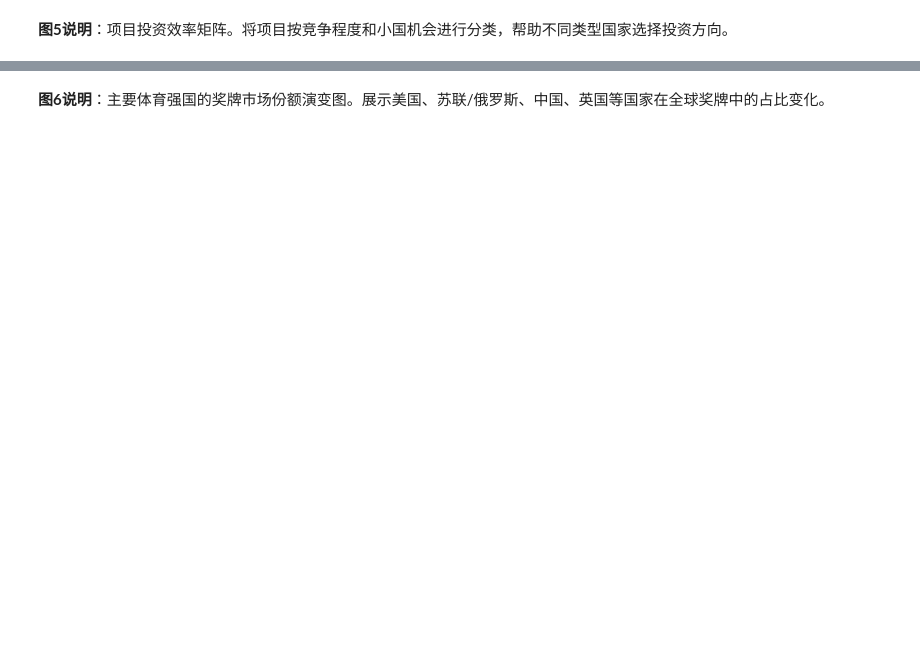
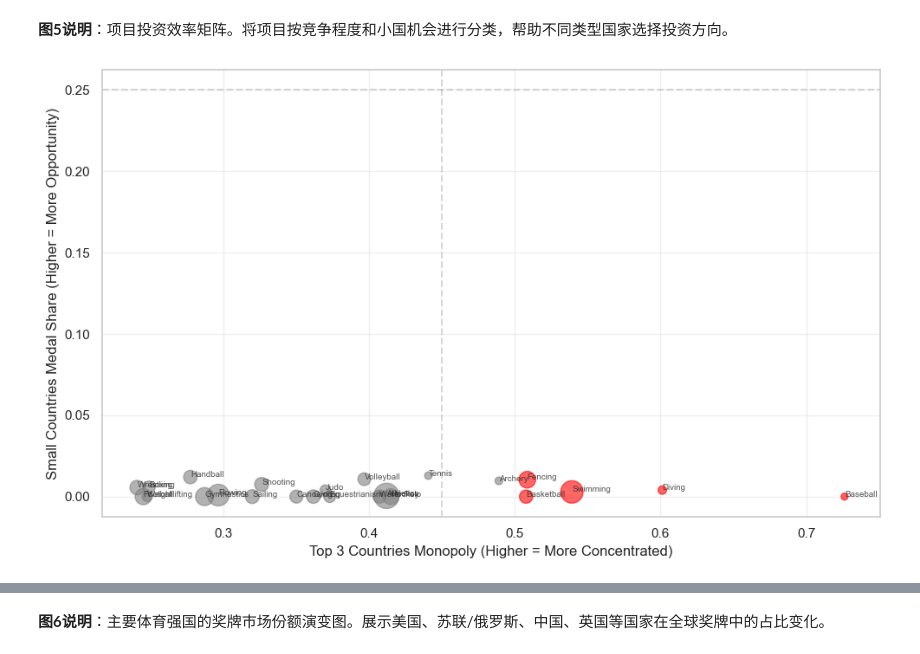
Before and after one commit to Jaxon1216/MathModelHub, a Jupyter notebook: Simulation/25C/Coder/问题三/问题三建模分析.ipynb, the cells around one changed output, grey strips where cells are left out. Cells and saved outputs as stored; diff of their text form; code cells hidden in the pictures; blank space fills up the shorter version.

```diff
--- a/Simulation/25C/Coder/问题三/问题三建模分析.ipynb
+++ b/Simulation/25C/Coder/问题三/问题三建模分析.ipynb
@@ -45,2 +584,19 @@ def detect_breakthrough(country_data, threshold=2.0):    """    检测国家的
 # %%
-# 分析"性价比最高"的项目：小国更容易获奖的项目country_total_medals = df_medals.groupby('NOC')['Total'].sum()small_countries = country_total_medals[country_total_medals < 100].index.tolist()def calc_small_country_share(sport):    sport_data = df_medal_athletes[df_medal_athletes['Sport'] == sport]    total = len(sport_data)    if total == 0:        return 0    small_count = len(sport_data[sport_data['NOC'].isin(small_countries)])    return small_count / totalsport_analysis['Small_Country_Share'] = sport_analysis['Sport'].apply(calc_small_country_share)# 找出小国机会最大的项目opportunity_sports = sport_analysis[sport_analysis['Total_Medals'] > 200].nlargest(10, 'Small_Country_Share')print("小国机会最大的项目（小国获奖占比高）：")print(opportunity_sports[['Sport', 'Total_Medals', 'Num_Countries', 'Small_Country_Share']].to_string(index=False))
+# 分析"性价比最高"的项目：小国更容易获奖的项目
+country_total_medals = df_medals.groupby('NOC')['Total'].sum()
+small_countries = country_total_medals[country_total_medals < 100].index.tolist()
+
+def calc_small_country_share(sport):
+    sport_data = df_medal_athletes[df_medal_athletes['Sport'] == sport]
+    total = len(sport_data)
+    if total == 0:
+        return 0
+    small_count = len(sport_data[sport_data['NOC'].isin(small_countries)])
+    return small_count / total
+
+sport_analysis['Small_Country_Share'] = sport_analysis['Sport'].apply(calc_small_country_share)
+
+# 找出小国机会最大的项目
+opportunity_sports = sport_analysis[sport_analysis['Total_Medals'] > 200].nlargest(10, 'Small_Country_Share')
+print("小国机会最大的项目（小国获奖占比高）：")
+print(opportunity_sports[['Sport', 'Total_Medals', 'Num_Countries', 'Small_Country_Share']].to_string(index=False))
@@ -47,5 +616,42 @@ def detect_breakthrough(country_data, threshold=2.0):    """    检测国家的
 # %% [markdown]
 **图5说明**：项目投资效率矩阵。将项目按竞争程度和小国机会进行分类，帮助不同类型国家选择投资方向。
 # %%
-# 图5：项目投资效率矩阵fig, ax = plt.subplots(figsize=FIGSIZE_NORMAL)# 使用主要项目plot_sports = sport_analysis[sport_analysis['Total_Medals'] > 300].copy()# 根据垄断度和小国机会分类colors_list = []for _, row in plot_sports.iterrows():    if row['Top3_Monopoly'] > 0.5 and row['Small_Country_Share'] < 0.2:        colors_list.append('red')  # 大国垄断    elif row['Top3_Monopoly'] < 0.4 and row['Small_Country_Share'] > 0.3:        colors_list.append('green')  # 小国机会    else:        colors_list.append('gray')  # 中间地带ax.scatter(plot_sports['Top3_Monopoly'], plot_sports['Small_Country_Share'],           s=plot_sports['Total_Medals'] / 10, c=colors_list, alpha=0.6)# 标注for idx, row in plot_sports.iterrows():    ax.annotate(row['Sport'], (row['Top3_Monopoly'], row['Small_Country_Share']),                fontsize=7, alpha=0.8)ax.set_xlabel('Top 3 Countries Monopoly (Higher = More Concentrated)')ax.set_ylabel('Small Countries Medal Share (Higher = More Opportunity)')# 添加分区线ax.axhline(y=0.25, color='gray', linestyle='--', alpha=0.3)ax.axvline(x=0.45, color='gray', linestyle='--', alpha=0.3)ax.grid(True, alpha=0.3)plt.tight_layout()plt.savefig('figures/fig5_investment_matrix.svg', bbox_inches='tight')plt.show()
+# 图5：项目投资效率矩阵
+fig, ax = plt.subplots(figsize=FIGSIZE_NORMAL)
+
+# 使用主要项目
+plot_sports = sport_analysis[sport_analysis['Total_Medals'] > 300].copy()
+
+# 根据垄断度和小国机会分类
+colors_list = []
+for _, row in plot_sports.iterrows():
+    if row['Top3_Monopoly'] > 0.5 and row['Small_Country_Share'] < 0.2:
+        colors_list.append('red')  # 大国垄断
+    elif row['Top3_Monopoly'] < 0.4 and row['Small_Country_Share'] > 0.3:
+        colors_list.append('green')  # 小国机会
+    else:
+        colors_list.append('gray')  # 中间地带
+
+ax.scatter(plot_sports['Top3_Monopoly'], plot_sports['Small_Country_Share'],
+           s=plot_sports['Total_Medals'] / 10, c=colors_list, alpha=0.6)
+
+# 标注
+for idx, row in plot_sports.iterrows():
+    ax.annotate(row['Sport'], (row['Top3_Monopoly'], row['Small_Country_Share']),
+                fontsize=7, alpha=0.8)
+
+ax.set_xlabel('Top 3 Countries Monopoly (Higher = More Concentrated)')
+ax.set_ylabel('Small Countries Medal Share (Higher = More Opportunity)')
+
+# 添加分区线
+ax.axhline(y=0.25, color='gray', linestyle='--', alpha=0.3)
+ax.axvline(x=0.45, color='gray', linestyle='--', alpha=0.3)
+
+ax.grid(True, alpha=0.3)
+
+plt.tight_layout()
+plt.savefig('figures/fig5_investment_matrix.svg', bbox_inches='tight')
+plt.show()
+# %% [output]
+[figure, added]
 # %% [markdown]
```
Also changed, not shown: parts of 19 cells of this notebook, 25 other files.
